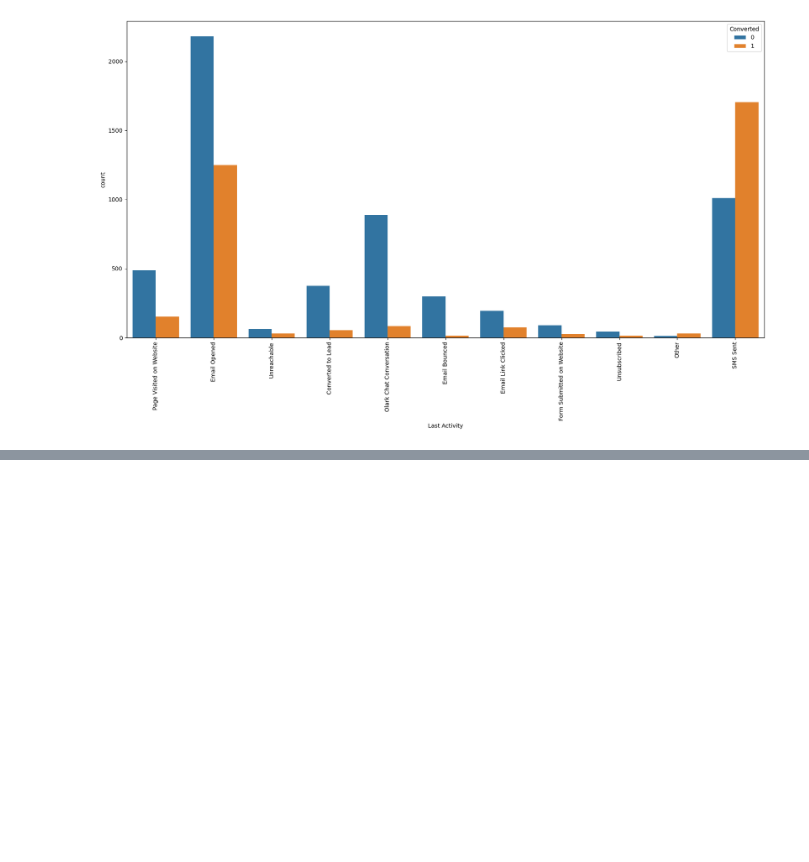
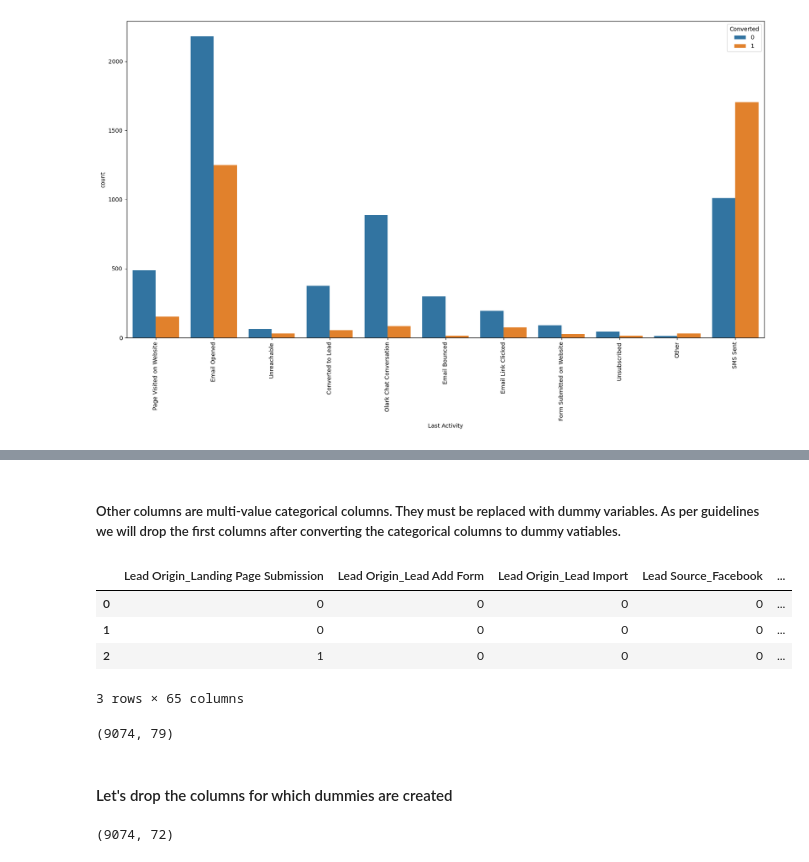
Before and after one commit to PrasunPK/lead-scoring-case-study, a Jupyter notebook: Case+Study.ipynb, the cells around one changed output, grey strips where cells are left out. Cells and saved outputs as stored; diff of their text form; code cells hidden in the pictures; blank space fills up the shorter version.

```diff
--- a/Case+Study.ipynb
+++ b/Case+Study.ipynb
@@ -946,0 +955,18 @@ leads.shape
+# %%
+columns = ['Do Not Email', 'Do Not Call']
+leads[columns] = leads[columns].apply(lambda x: x.map({ 'No': 0, 'Yes': 1}))
+# %% [markdown]
+##### Other columns are multi-value categorical columns. They must be replaced with dummy variables. As per guidelines we will drop the first columns after converting the categorical columns to dummy vatiables.
+# %%
+columns_to_create_dummies = ['Lead Origin', 'Lead Source', 'Last Activity',
+    'Specialization', 'What is your current occupation',
+    'City', 'Last Notable Activity']
+dummies = pd.get_dummies(leads[columns_to_create_dummies], drop_first=True)
+# %%
+dummies.head(3)
+# %% [output]
+|  | Lead Origin_Landing Page Submission | Lead Origin_Lead Add Form | Lead Origin_Lead Import | Lead Source_Facebook | ... |
+| 0 | 0 | 0 | 0 | 0 | ... |
+| 1 | 0 | 0 | 0 | 0 | ... |
+| 2 | 1 | 0 | 0 | 0 | ... |
+3 rows × 65 columns
@@ -946,0 +975,6 @@ leads.shape
+# %%
+leads.shape
+# %% [output]
+(9074, 79)
+# %% [markdown]
+#### Let's drop the columns for which dummies are created
@@ -946,0 +983,4 @@ leads.shape
+# %%
+leads.shape
+# %% [output]
+(9074, 72)
```
Also changed, not shown: parts of 90 cells of this notebook.
